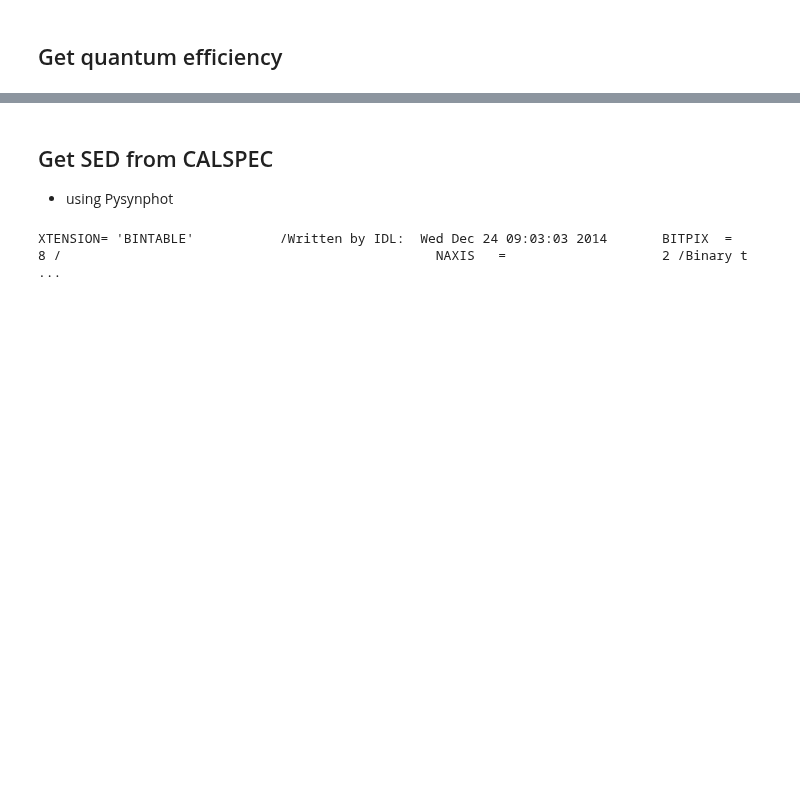
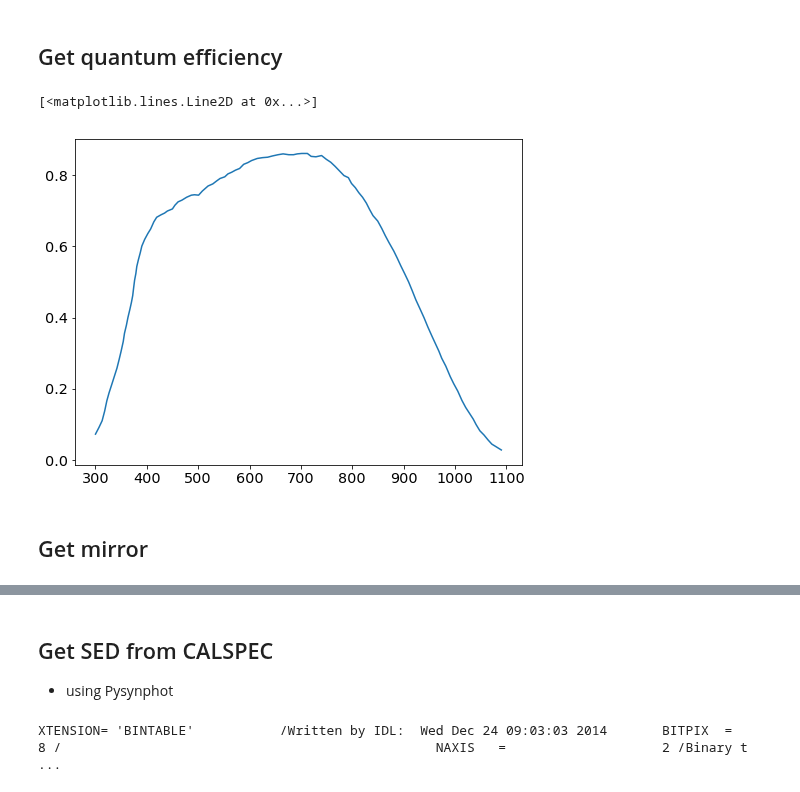
Before and after one commit to sylvielsstfr/CTIOAnaJun2017, a Jupyter notebook: ana_30may17/HD111980/GenerateSimulationProfiles.ipynb, the cells around one changed output, grey strips where cells are left out. Saved outputs shown, nothing was run; the diff lists cells and outputs as text; code cells hidden in the pictures; blank space fills up the shorter version.

```diff
--- a/ana_30may17/HD111980/GenerateSimulationProfiles.ipynb
+++ b/ana_30may17/HD111980/GenerateSimulationProfiles.ipynb
@@ -133 +130,8 @@ tr_qe=data_qe[:,1]/100.
+# %%
+wl_qe,tr_qe=ctiosim. Get_QE()
+# %%
+plt.plot(wl_qe,tr_qe)
+# %% [output]
+[<matplotlib.lines.Line2D at 0x...>]
+[figure, added]
 # %%
@@ -134,0 +139,2 @@ bp_ctio = S.ArrayBandpass(wl_qe*10.,tr_qe, name='CTIO QE')
+# %% [markdown]
+## Get mirror
```
Also changed, not shown: parts of 16 cells of this notebook.
